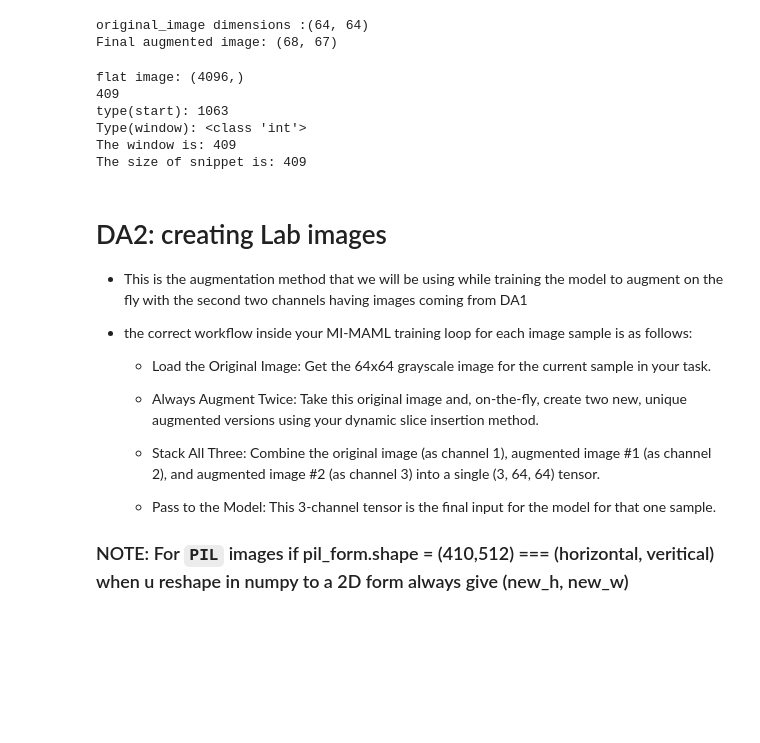
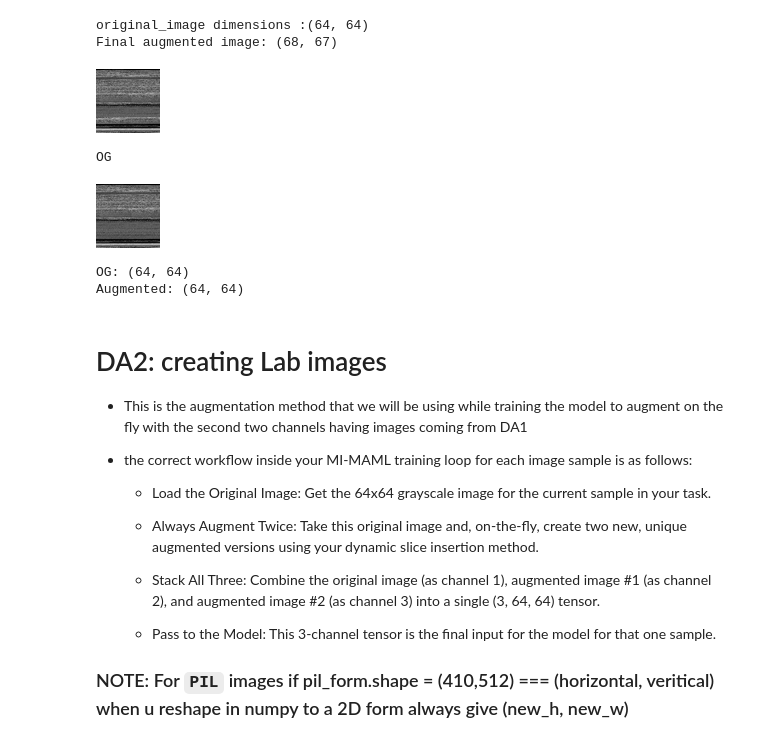
Before and after one commit to Aleptonic/MAML, a Jupyter notebook: mi-maml.ipynb, the cells around one changed output. Saved outputs shown, nothing was run; the diff lists cells and outputs as text; code cells hidden in the pictures; blank space fills up the shorter version.

Commit message:
refactored duplication

```diff
--- a/mi-maml.ipynb
+++ b/mi-maml.ipynb
@@ -306,14 +312,52 @@ class CodeDuplicator:
-# %%
-original_image = Image.open('malimg_resized/Adialer.C/00bb6b6a7be5402fcfce453630bfff19.png')
-duplicator = CodeDuplicator(og_image=original_image, flat_img=np.array(original_image).ravel())
-duplicator._copy_code_snippet()
-# %% [output]
-flat image: (4096,)
-409
-type(start): 1063
-Type(window): <class 'int'>
-The window is: 409
-The size of snippet is: 409
+# %%
+# -- Refactored code --
+class CodeDuplicator:
+    def __init__(self, image: Image.Image):
+        self.image = image
+        self.flat_img = np.array(image).flatten()
+        self.img_height, self.img_width = image.height, image.width
+
+    def _get_duplication_parameters(self):
+        # Using a square patch with a side length between 8 and 20 pixels.
+        side_length = random.randint(8, 20)
+        #window = side_length * side_length
+        window =int(0.1 * self.flat_img.size)  # 10 % of the input image size
+
+        max_start = len(self.flat_img) - window
+        start_point = random.randint(0, max_start)
+        while True:
+            insertion_point = random.randint(0, max_start)
+            if abs(start_point - insertion_point) >= window:
+                break # found valid
+        return start_point, insertion_point, window
+
+    def augment(self):
+        """
+        Applies the duplication augmentation and returns a new PIL Image.
+        This is the main public method to call.
+        """
+        start, duplicate_at, window = self._get_duplication_parameters()
+        augmented_flat = self.flat_img.copy()
+        snippet = self.flat_img[start : start + window]
+        augmented_flat[duplicate_at : duplicate_at + window] = snippet
+        augmented_2d = np.reshape(augmented_flat, (self.img_height, self.img_width))
+        return Image.fromarray(augmented_2d.astype(np.uint8))
+
+# --- Example Usage ---
+# Assuming 'my_image' is a 64x64 PIL Image
+duplicator = CodeDuplicator(image=original_image)
+augmented_image = duplicator.augment()
+display(augmented_image)
+print(f'OG')
+display(original_image)
+print(f'OG: {original_image.size}')
+print(f'Augmented: {augmented_image.size}')
+# %% [output]
+[figure, added]
+OG
+[figure, added]
+OG: (64, 64)
+Augmented: (64, 64)
 # %% [markdown]
 # DA2: creating Lab images
 - This is the augmentation method that we will be using while training the model to augment on the fly with the second two channels having images coming from DA1
```
Also changed, not shown: parts of 1 cell of this notebook.
